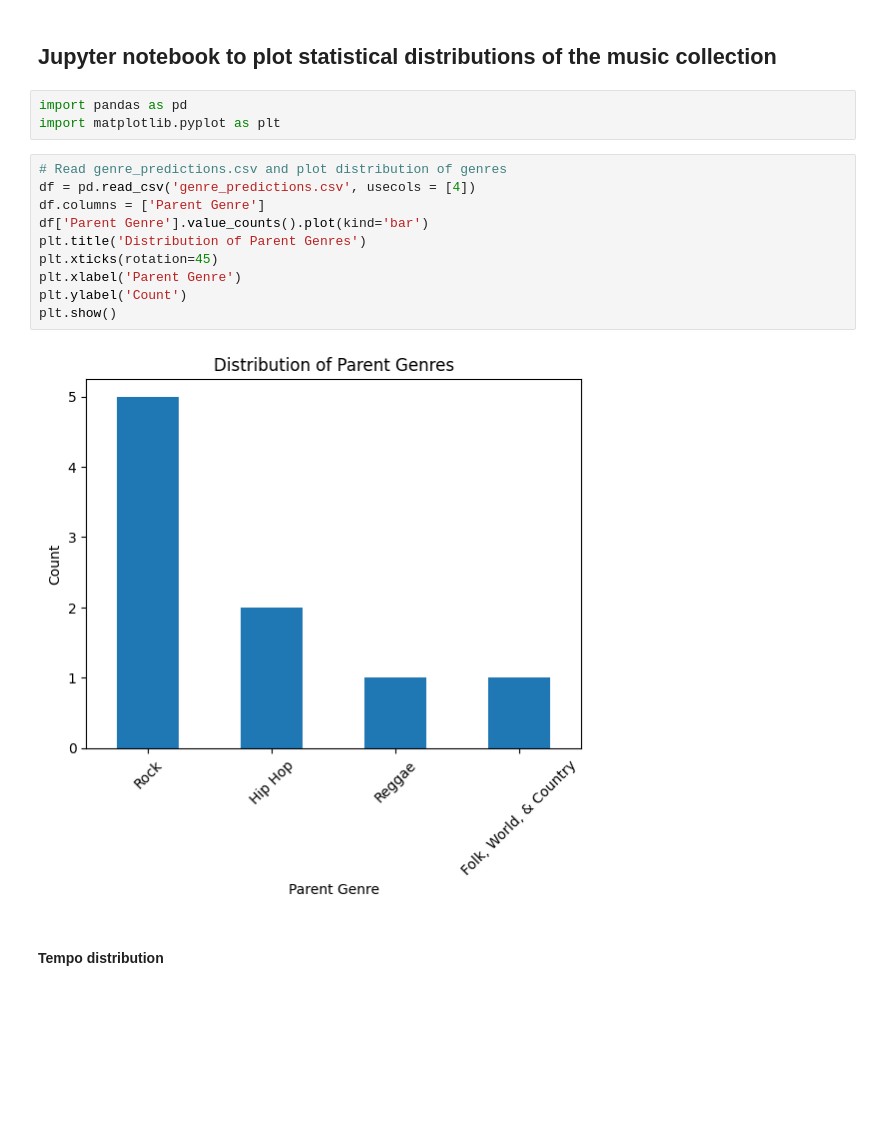
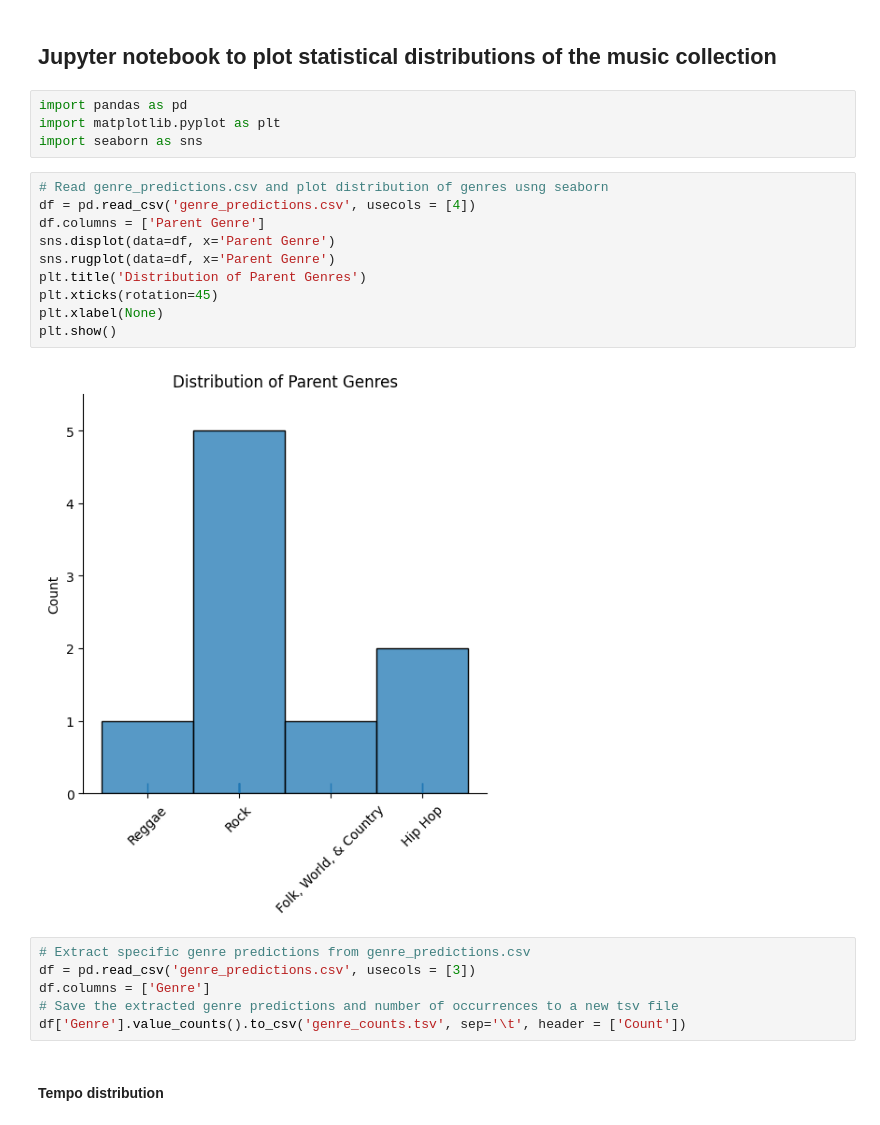
Before and after one commit to root2pk/music_similarity_playlists, a Jupyter notebook: statistics.ipynb, the cells around one changed output. Cells and saved outputs as stored; diff of their text form; blank space fills up the shorter version.

```diff
--- a/statistics.ipynb
+++ b/statistics.ipynb
@@ -3,18 +3,25 @@
 # %%
 import pandas as pd
 import matplotlib.pyplot as plt
+import seaborn as sns
 # %%
-# Read genre_predictions.csv and plot distribution of genres
+# Read genre_predictions.csv and plot distribution of genres usng seaborn
 df = pd.read_csv('genre_predictions.csv', usecols = [4])
 df.columns = ['Parent Genre']
-df['Parent Genre'].value_counts().plot(kind='bar')
+sns.displot(data=df, x='Parent Genre')
+sns.rugplot(data=df, x='Parent Genre')
 plt.title('Distribution of Parent Genres')
 plt.xticks(rotation=45)
-plt.xlabel('Parent Genre')
-plt.ylabel('Count')
+plt.xlabel(None)
 plt.show()
 # %% [output]
-[figure, old version]
+[figure, new version]
+# %%
+# Extract specific genre predictions from genre_predictions.csv
+df = pd.read_csv('genre_predictions.csv', usecols = [3])
+df.columns = ['Genre']
+# Save the extracted genre predictions and number of occurrences to a new tsv file
+df['Genre'].value_counts().to_csv('genre_counts.tsv', sep='\t', header = ['Count'])
 # %% [markdown]
 #### Tempo distribution
 # %%
```
Also changed, not shown: parts of 9 cells of this notebook, 8 other files.
